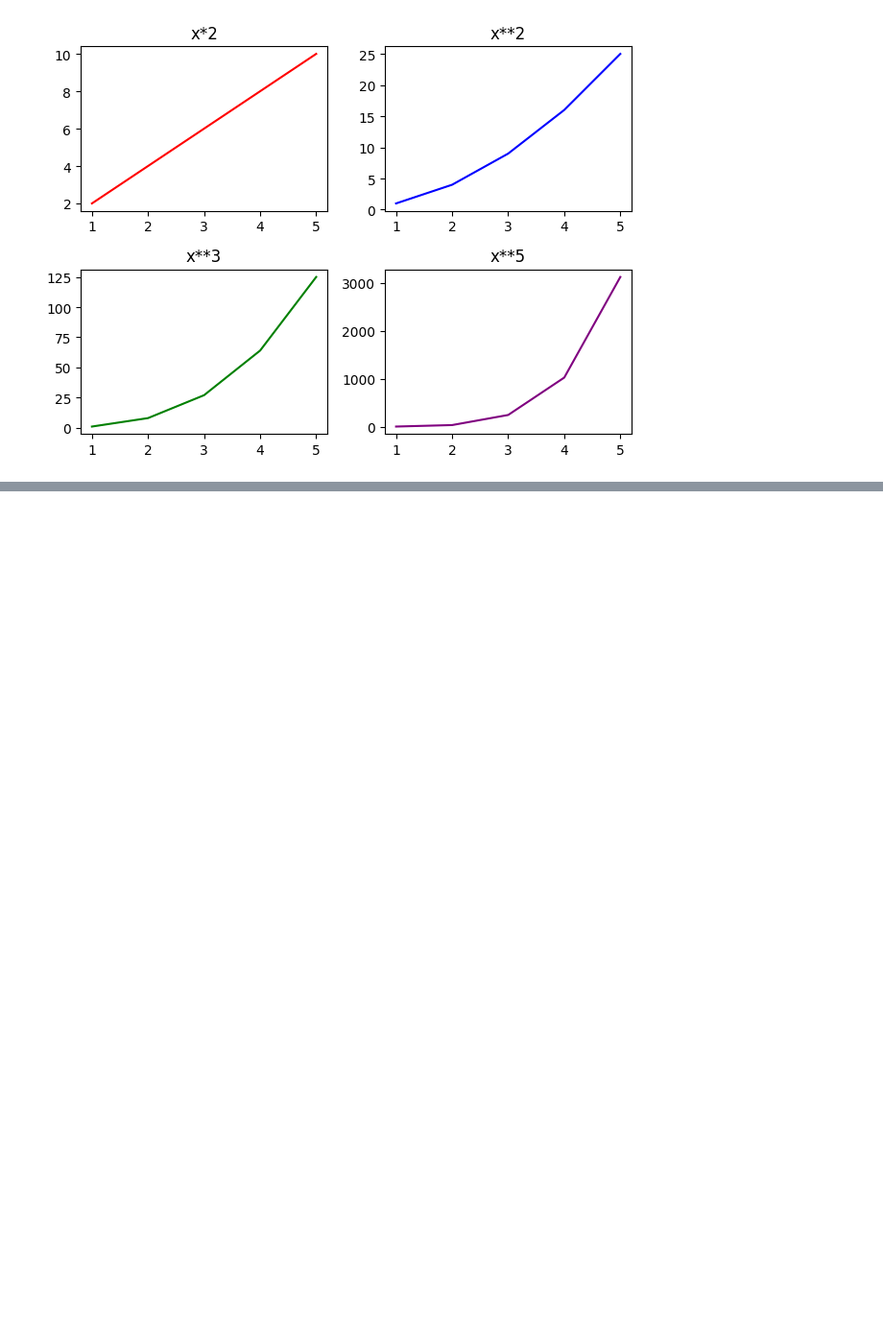
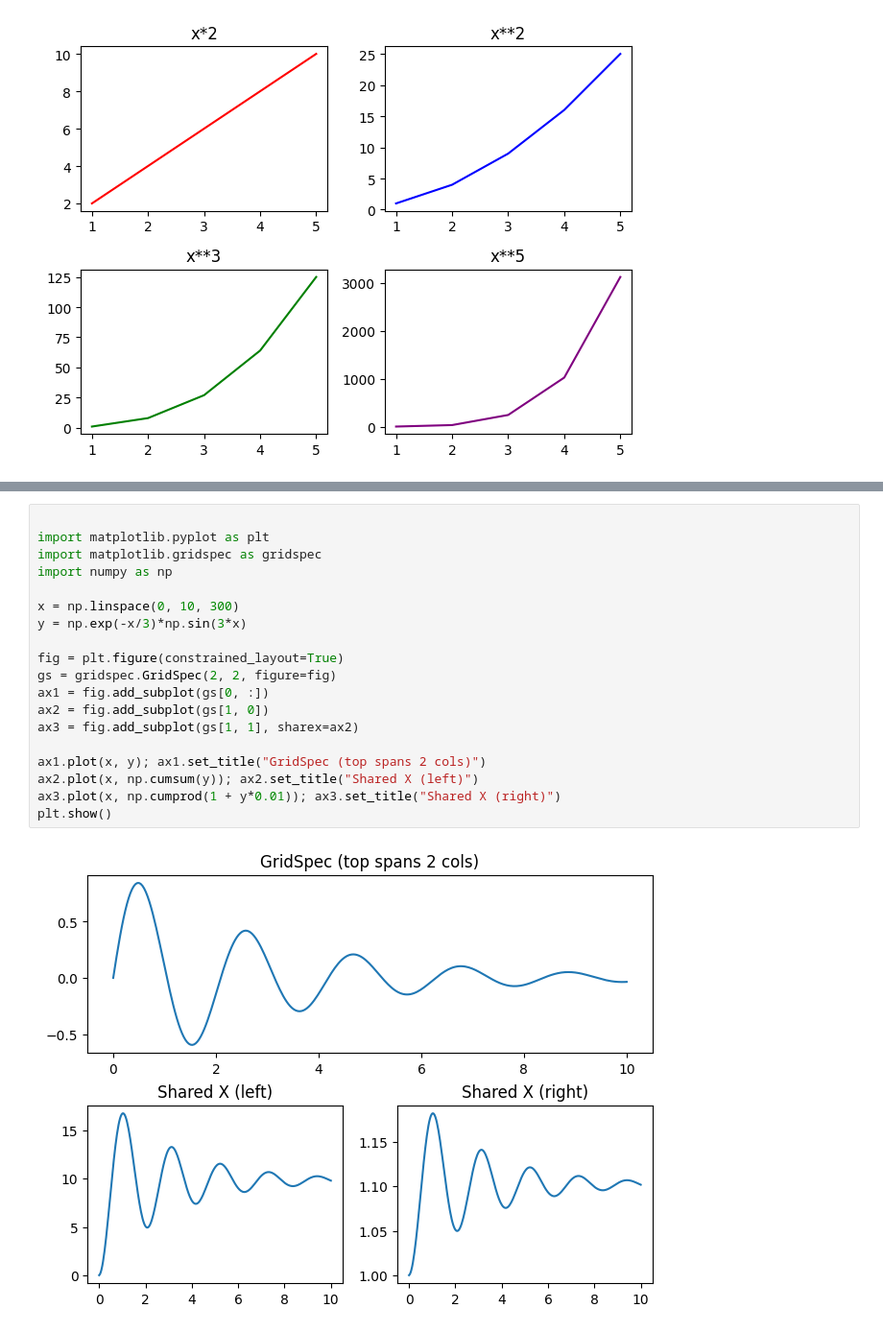
Before and after one commit to baldzhiyski/data-science-course, a Jupyter notebook: matplotlib/main.ipynb, the cells around one changed output, grey strips where cells are left out. Shown at 96% size. Drawn from its saved outputs; the diff is of its cells as text; blank space fills up the shorter version.

```diff
--- a/matplotlib/main.ipynb
+++ b/matplotlib/main.ipynb
@@ -129,0 +203,21 @@ plt.show()
+# %%
+
+import matplotlib.pyplot as plt
+import matplotlib.gridspec as gridspec
+import numpy as np
+
+x = np.linspace(0, 10, 300)
+y = np.exp(-x/3)*np.sin(3*x)
+
+fig = plt.figure(constrained_layout=True)
+gs = gridspec.GridSpec(2, 2, figure=fig)
+ax1 = fig.add_subplot(gs[0, :])
+ax2 = fig.add_subplot(gs[1, 0])
+ax3 = fig.add_subplot(gs[1, 1], sharex=ax2)
+
+ax1.plot(x, y); ax1.set_title("GridSpec (top spans 2 cols)")
+ax2.plot(x, np.cumsum(y)); ax2.set_title("Shared X (left)")
+ax3.plot(x, np.cumprod(1 + y*0.01)); ax3.set_title("Shared X (right)")
+plt.show()
+# %% [output]
+[figure, added]
```
Also changed, not shown: parts of 32 cells of this notebook, 1 other file.
